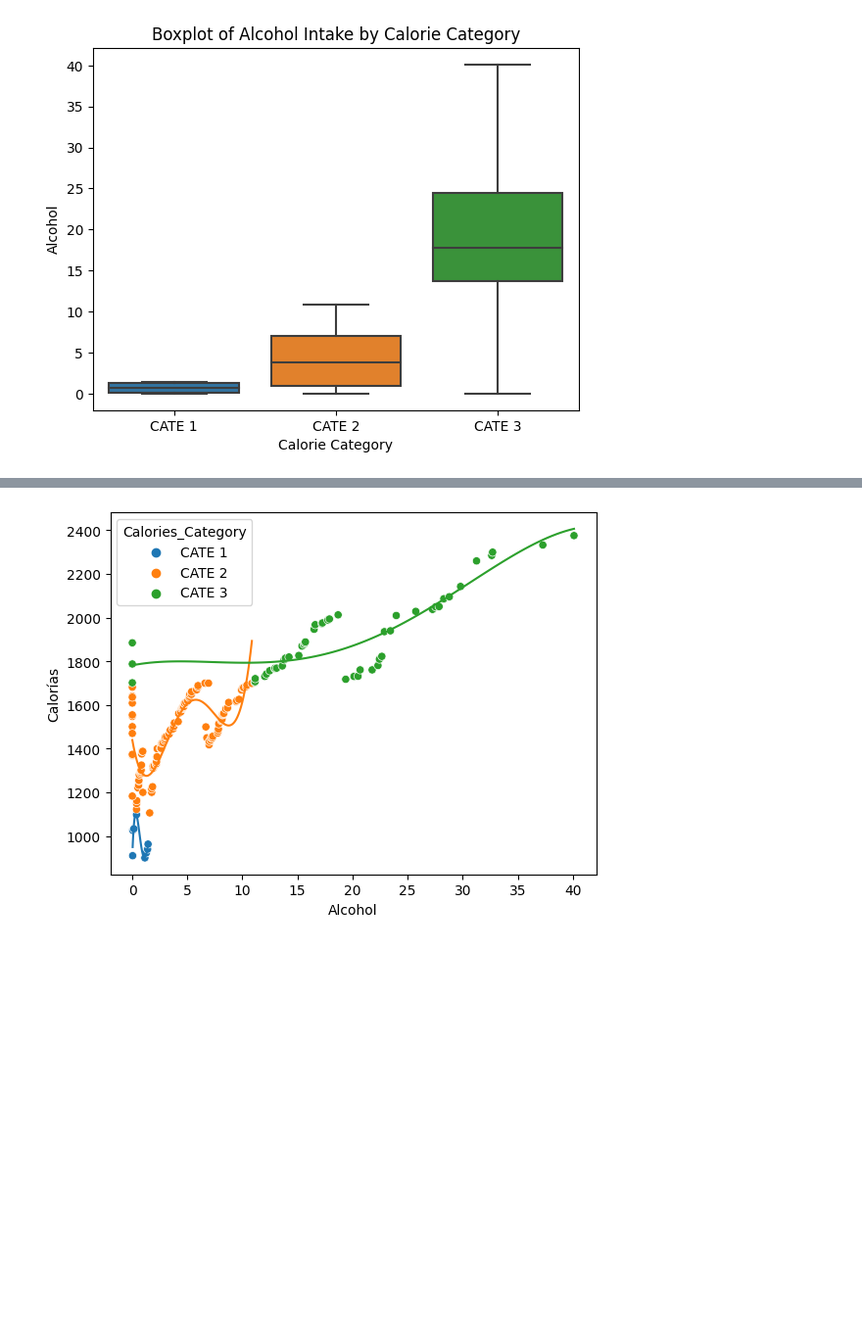
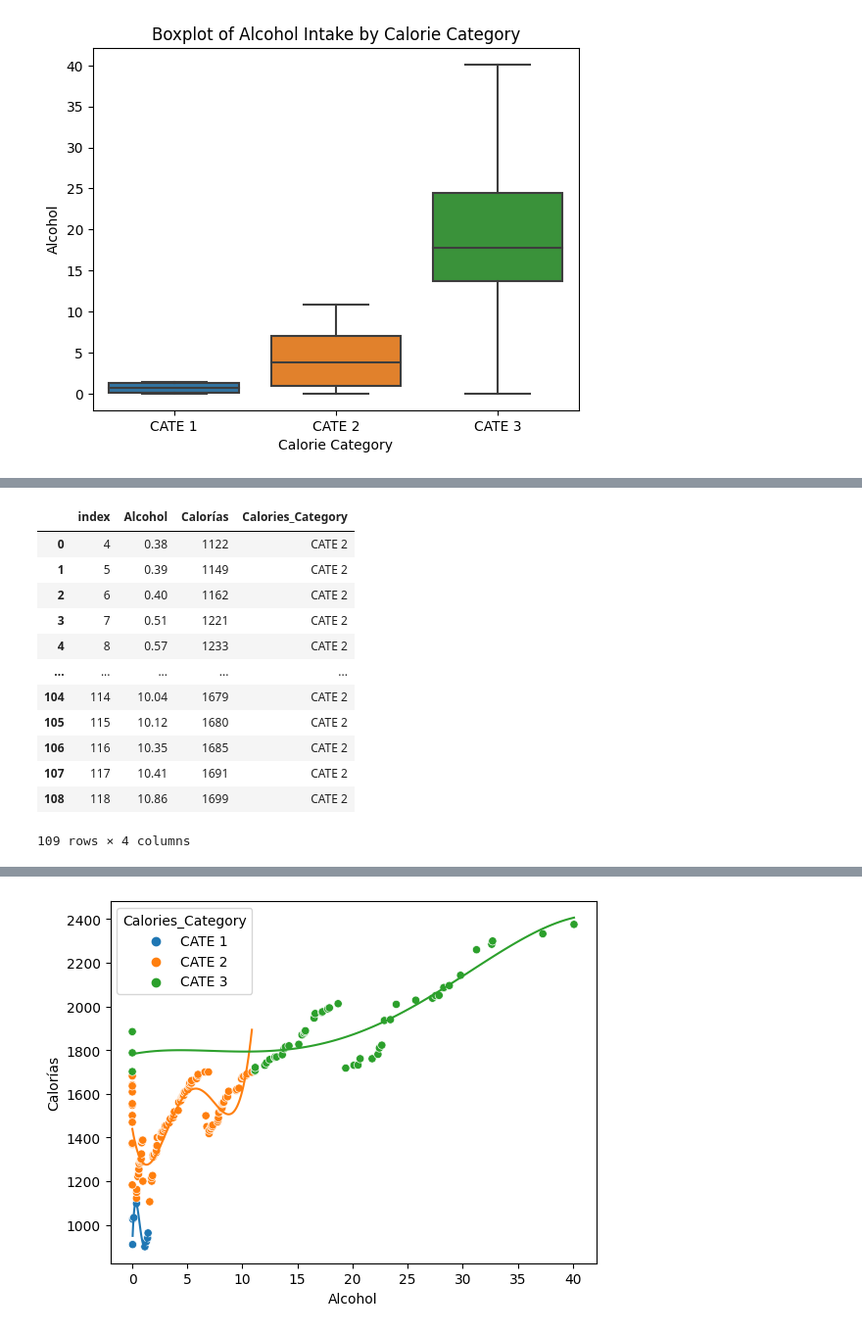
Before and after one commit to prausela/nutri-stats, a Jupyter notebook: main.ipynb, the cells around one changed output, grey strips where cells are left out. Shown: that part at 98% size. Drawn from its saved outputs; the diff is of its cells as text; code cells hidden in the pictures; blank space fills up the shorter version.

```diff
--- a/main.ipynb
+++ b/main.ipynb
@@ -678,0 +726,17 @@ plt.show()
+# %%
+c2_df = nm_df[nm_df[CAL_CAT] == 'CATE 2'][[ALCOHOL, CAL, CAL_CAT]].copy().reset_index()
+c2_df
+# %% [output]
+|  | index | Alcohol | Calorías | Calories_Category |
+| 0 | 4 | 0.38 | 1122 | CATE 2 |
+| 1 | 5 | 0.39 | 1149 | CATE 2 |
+| 2 | 6 | 0.40 | 1162 | CATE 2 |
+| 3 | 7 | 0.51 | 1221 | CATE 2 |
+| 4 | 8 | 0.57 | 1233 | CATE 2 |
+| ... | ... | ... | ... | ... |
+| 104 | 114 | 10.04 | 1679 | CATE 2 |
+| 105 | 115 | 10.12 | 1680 | CATE 2 |
+| 106 | 116 | 10.35 | 1685 | CATE 2 |
+| 107 | 117 | 10.41 | 1691 | CATE 2 |
+| 108 | 118 | 10.86 | 1699 | CATE 2 |
+109 rows × 4 columns
```
Also changed, not shown: parts of 5 cells of this notebook.
